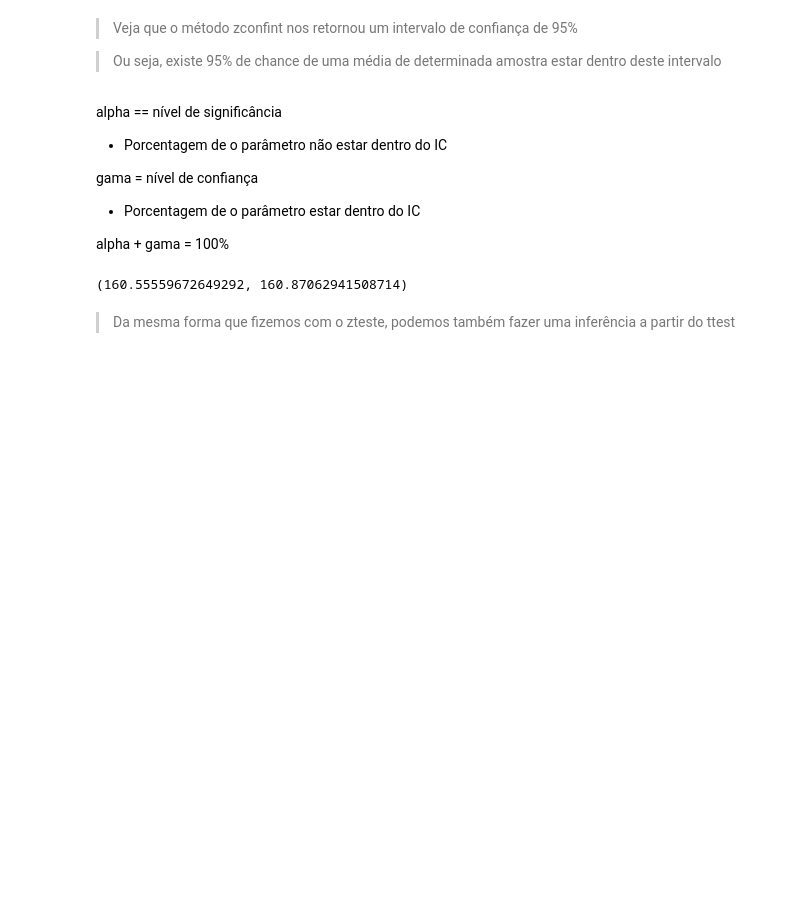
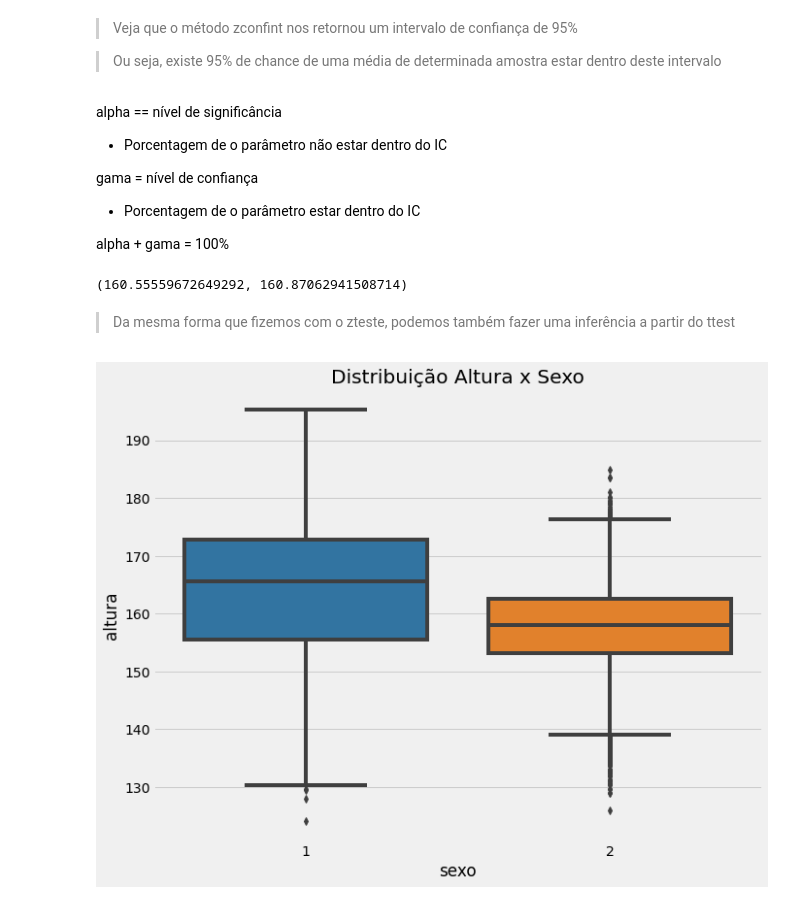
Before and after one commit to KPxto/bootcamp-alura, a Jupyter notebook: Bootcamp_Aulas.ipynb, the cells around one changed output. Cells and saved outputs as stored; diff of their text form; code cells hidden in the pictures; blank space fills up the shorter version.

```diff
--- a/Bootcamp_Aulas.ipynb
+++ b/Bootcamp_Aulas.ipynb
@@ -2333,3 +2333,11 @@ descricao_altura.tconfint_mean()
 (160.55559672649292, 160.87062941508714)
 # %% [markdown]
 >Da mesma forma que fizemos com o zteste, podemos também fazer uma inferência a partir do ttest
+# %%
+plt.figure(figsize=(10,8))
+ax = sns.boxplot(x='VB01001', y='VB17004', data=dados)
+ax.set_title('Distribuição Altura x Sexo')
+ax.set_xlabel('sexo')
+ax.set_ylabel('altura');
+# %% [output]
+[figure, added]
```
Also changed, not shown: parts of 23 cells of this notebook, 1 other file.
